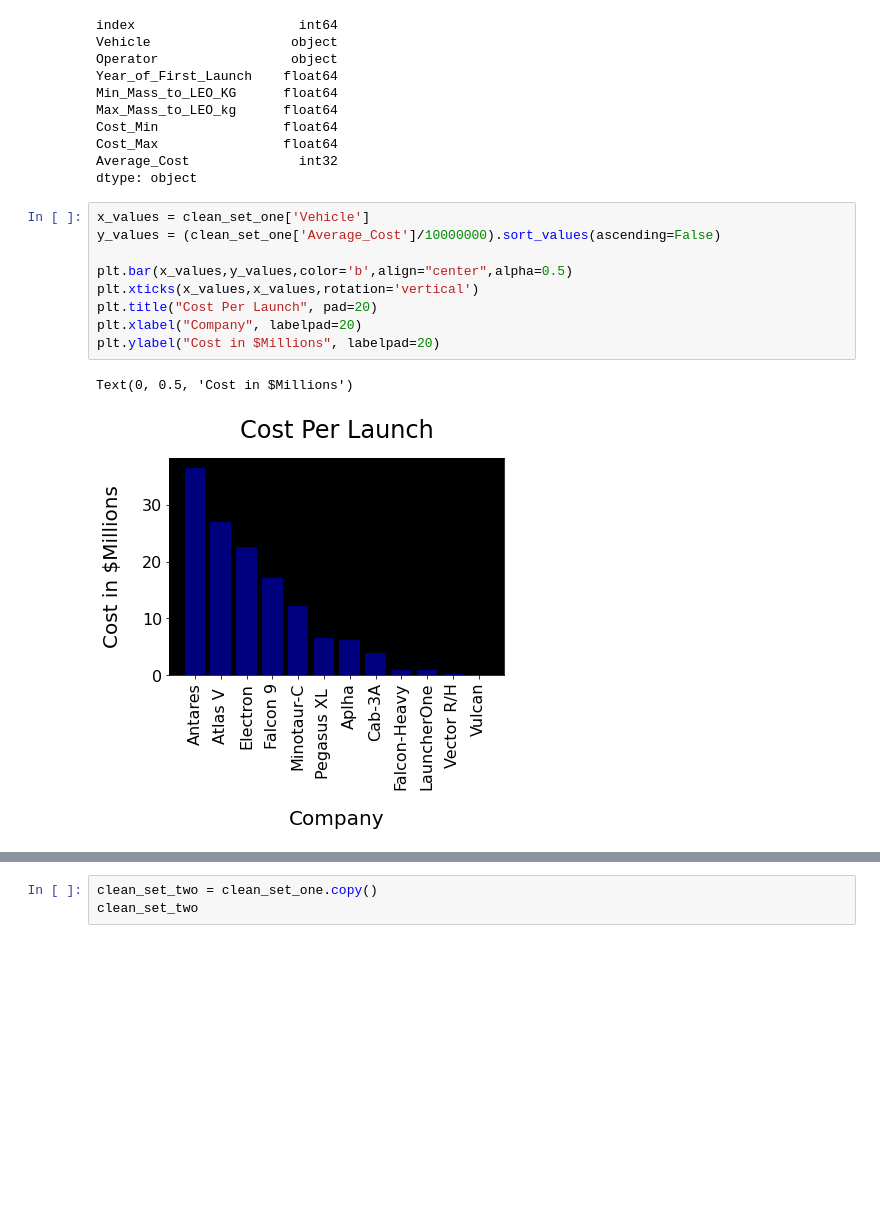
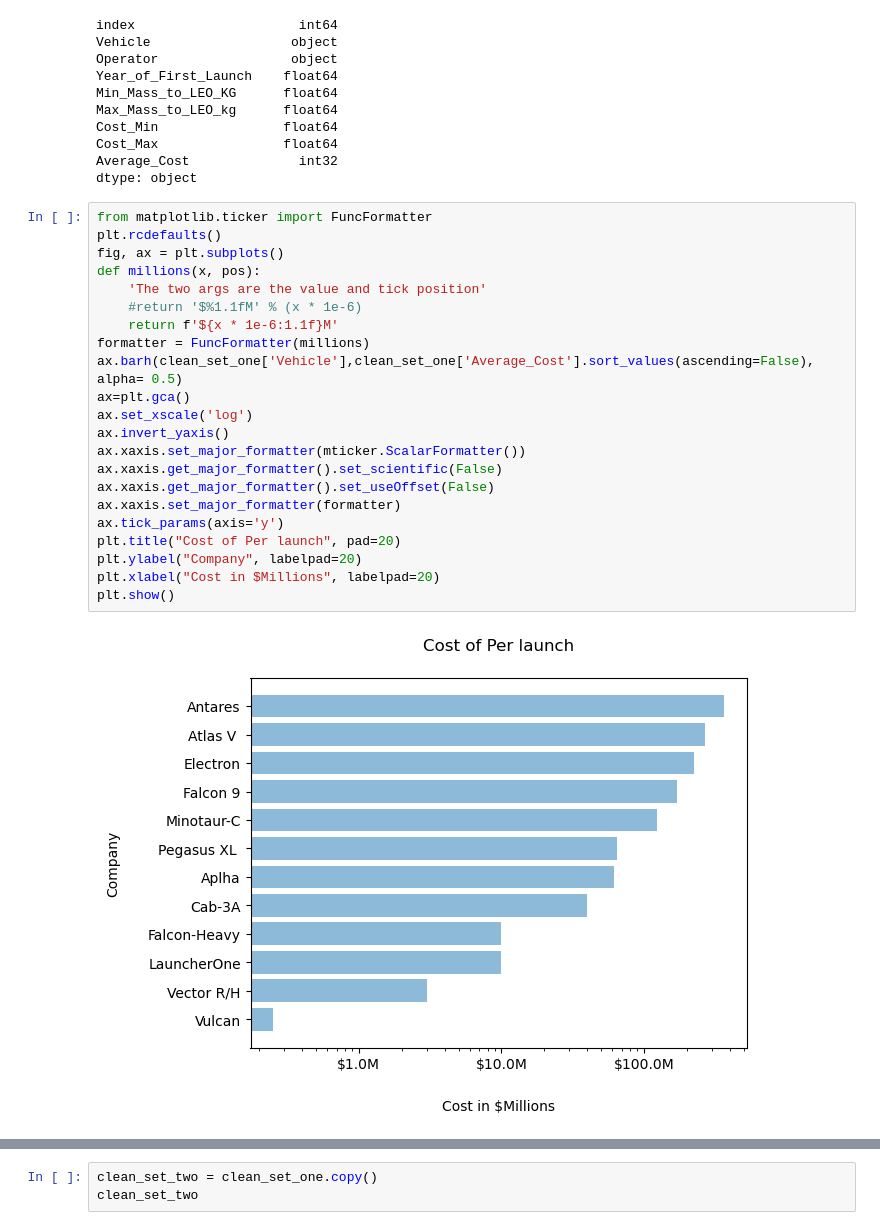
Before and after one commit to alejandrowaring/space-cadets-data-analysis, a Jupyter notebook: Cost_base_AN.ipynb, the cells around one changed output, grey strips where cells are left out. Drawn from its saved outputs; the diff is of its cells as text; blank space fills up the shorter version.

```diff
--- a/Cost_base_AN.ipynb
+++ b/Cost_base_AN.ipynb
@@ -218,16 +211,28 @@ Cost_Min                float64
 Cost_Max                float64
 Average_Cost              int32
 dtype: object
-# %%
-x_values = clean_set_one['Vehicle']
-y_values = (clean_set_one['Average_Cost']/10000000).sort_values(ascending=False)
-
-plt.bar(x_values,y_values,color='b',align="center",alpha=0.5)
-plt.xticks(x_values,x_values,rotation='vertical')
-plt.title("Cost Per Launch", pad=20)
-plt.xlabel("Company", labelpad=20)
-plt.ylabel("Cost in $Millions", labelpad=20)
-# %% [output]
-Text(0, 0.5, 'Cost in $Millions')
-[figure, removed]
+# %%
+from matplotlib.ticker import FuncFormatter
+plt.rcdefaults()
+fig, ax = plt.subplots()
+def millions(x, pos):
+    'The two args are the value and tick position'
+    #return '$%1.1fM' % (x * 1e-6)
+    return f'${x * 1e-6:1.1f}M'
+formatter = FuncFormatter(millions)
+ax.barh(clean_set_one['Vehicle'],clean_set_one['Average_Cost'].sort_values(ascending=False), alpha= 0.5)
+ax=plt.gca()
+ax.set_xscale('log')
+ax.invert_yaxis()
+ax.xaxis.set_major_formatter(mticker.ScalarFormatter())
+ax.xaxis.get_major_formatter().set_scientific(False)
+ax.xaxis.get_major_formatter().set_useOffset(False)
+ax.xaxis.set_major_formatter(formatter)
+ax.tick_params(axis='y')
+plt.title("Cost of Per launch", pad=20)
+plt.ylabel("Company", labelpad=20)
+plt.xlabel("Cost in $Millions", labelpad=20)
+plt.show()
+# %% [output]
+[figure, added]
 # %%
```
Also changed, not shown: parts of 16 cells of this notebook, 9 other files.
